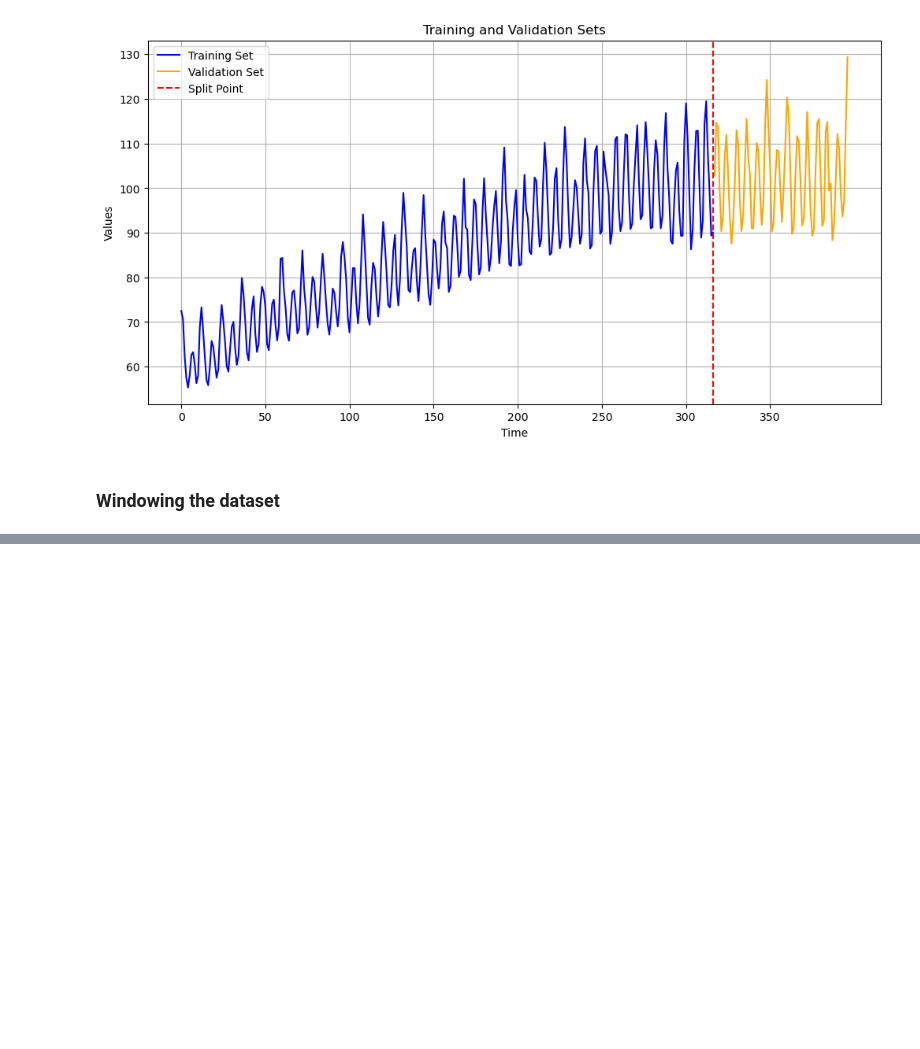
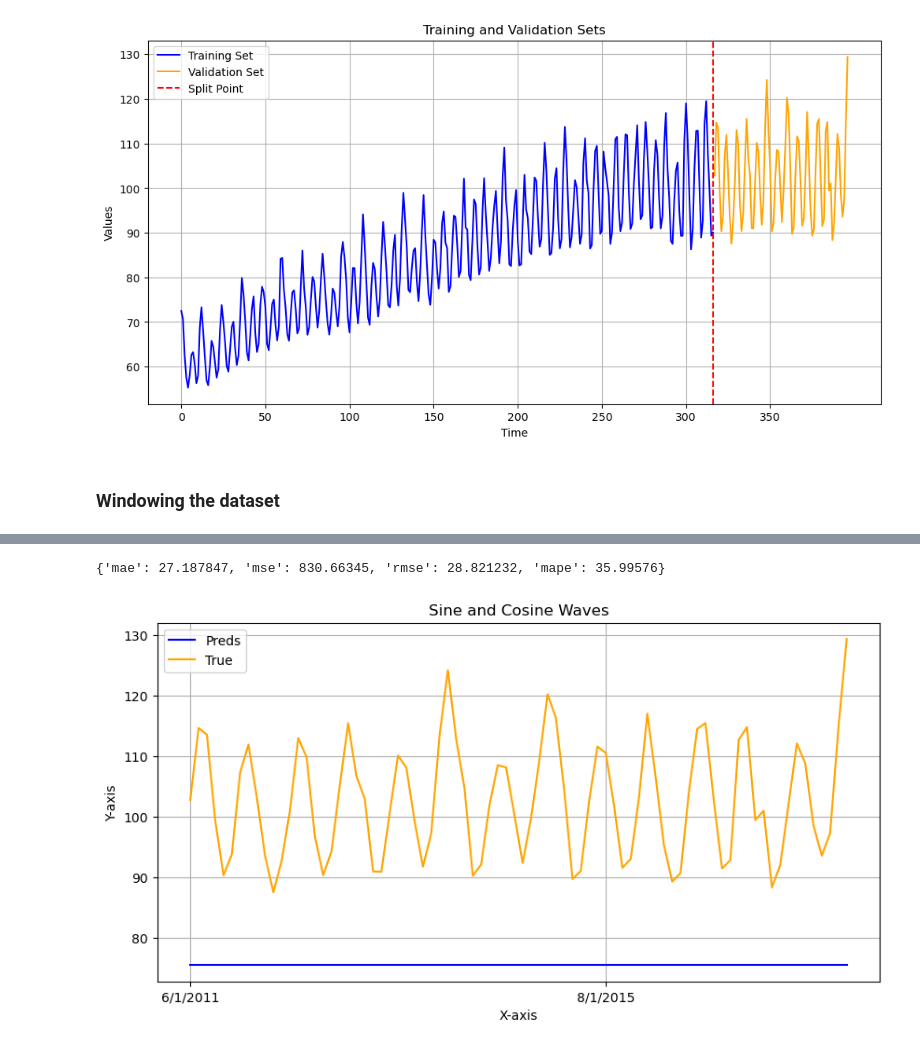
Before and after one commit to MNGARCIA085/Time-Series-with-Deep-Leaning, a Jupyter notebook: Univariate/Electrical Production.ipynb, the cells around one changed output, grey strips where cells are left out. Saved outputs shown, nothing was run; the diff lists cells and outputs as text; code cells hidden in the pictures; blank space fills up the shorter version.

```diff
--- a/Univariate/Electrical Production.ipynb
+++ b/Univariate/Electrical Production.ipynb
@@ -268,5 +489,5 @@ mae.numpy()
 # %%
-def build_model_one():
+def build_compile_model_two():
 
     model = tf.keras.models.Sequential([
         tf.keras.layers.Lambda(lambda x: tf.expand_dims(x,axis=-1),input_shape=[None]),
@@ -276,12 +497,13 @@ def build_model_one():
         tf.keras.layers.Lambda(lambda x: x*100.0) #rescaling
     ])
 
+
     model.compile(loss='mae',
                   optimizer=tf.keras.optimizers.Adam(learning_rate=1e-3),
                   metrics=["mae"])
 
     return model
 # %%
-model_one = build_model_one()
-model_one.summary()
+model_2 = build_compile_model_two()
+model_2.summary()
 # %% [output]
@@ -304,11 +526,11 @@ Non-trainable params: 0 (0.00 Byte)
 _________________________________________________________________
 # %%
 # Fit the model
-history_one = model_one.fit(
+history_one = model_2.fit(
             train_set,
-            epochs=20,
+            epochs=100,
             verbose=0,
             batch_size=64,
             validation_data=val_set)
 # %%
-scores_one = model_one.evaluate(val_set)
+aux = rolling_forecast(model_2, series[len_total-len_val-win:len_total-len_val] ,80)
@@ -316,0 +554,25 @@ scores_one = model_one.evaluate(val_set)
+# %%
+evaluate_preds(aux, series_valid)
+# %% [output]
+{'mae': 27.187847, 'mse': 830.66345, 'rmse': 28.821232, 'mape': 35.99576}
+# %%
+# Plotting
+plt.figure(figsize=(10, 5))  # Optional: Set the figure size
+plt.plot(time_valid, aux, label='Preds', color='blue')  # Plot the first array
+plt.plot(time_valid, series_valid, label='True', color='orange')  # Plot the second array
+
+# Adding labels and title
+plt.xlabel('X-axis')
+plt.ylabel('Y-axis')
+plt.title('Sine and Cosine Waves')
+plt.legend()  # Show legend
+plt.grid(True)  # Optional: Add a grid
+
+
+# Set x-ticks to show only specific labels
+plt.xticks(np.arange(0, 100, 50))  # Show ticks from 0 to 10 with a step of 1
+
+# Show the plot
+plt.show()
+# %% [output]
+[figure, added]
```
Also changed, not shown: parts of 40 cells of this notebook.
